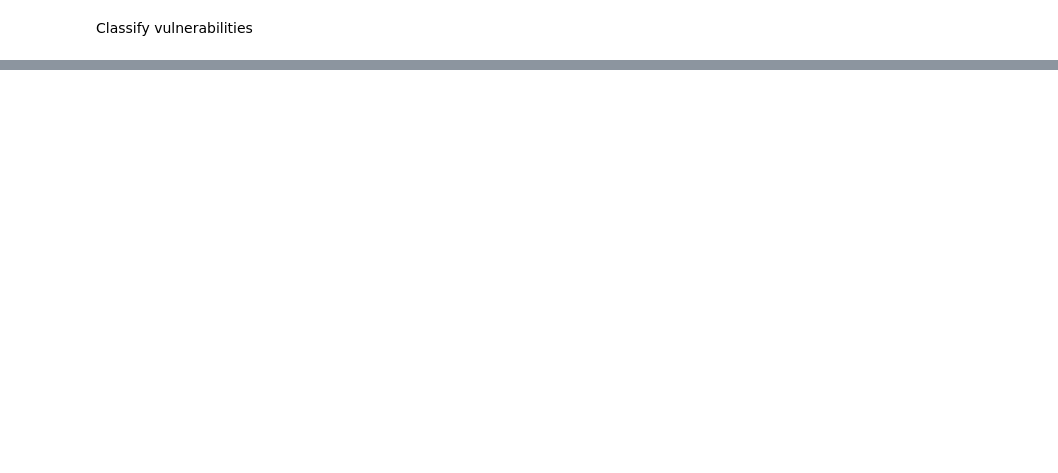
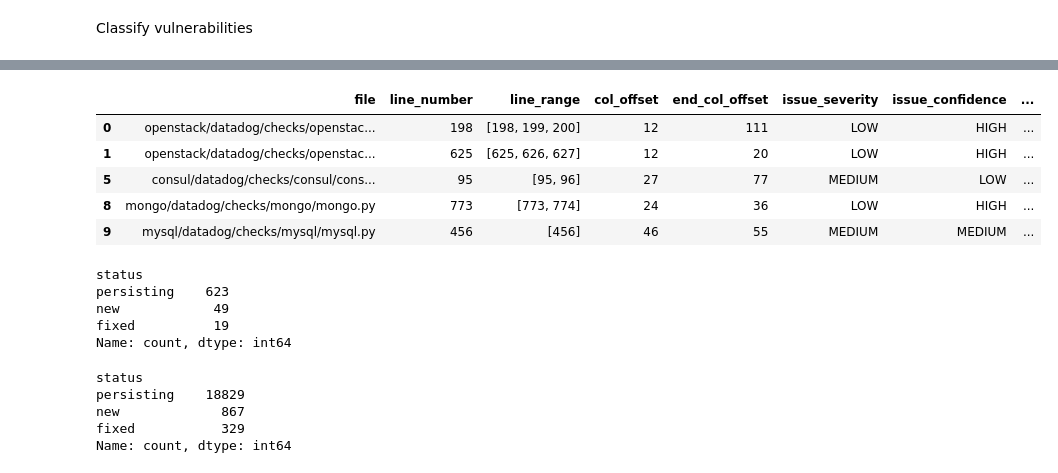
Before and after one commit to AmiraliSajadi/Secure-SWE-Bench, a Jupyter notebook: scripts/analysis.ipynb, the cells around one changed output, grey strips where cells are left out. Drawn from its saved outputs; the diff is of its cells as text; code cells hidden in the pictures; blank space fills up the shorter version.

```diff
--- a/scripts/analysis.ipynb
+++ b/scripts/analysis.ipynb
@@ -165,5 +177,12 @@ Bandit Patched Summary:
 # %% [markdown]
 Classify vulnerabilities
 # %%
-classify_vulnerabilities(cq_original, cq_patched, "CodeQL", file_col="file", commit_col="commit_link", vuln_col="rule_id", line_col=None)
-classify_vulnerabilities(b_original, b_patched, "Bandit", file_col="file", commit_col="commit_link", vuln_col="test_id", line_col="line_number")
+# Classify CodeQL vulnerabilities
+codeql_results = classify_vulnerabilities(
+    cq_original, cq_patched, file_col="file", commit_col="commit_id", vuln_col="rule_id"
+)
+
+# Classify Bandit vulnerabilities
+bandit_results = classify_vulnerabilities(
+    b_original, b_patched, file_col="file", commit_col="commit_id", vuln_col="test_id"
+)
@@ -187,0 +211,25 @@ Bandit Vulnerability Classification:
+# %%
+bandit_results.head()
+# %% [output]
+|  | file | line_number | line_range | col_offset | end_col_offset | issue_severity | issue_confidence | ... |
+| 0 | openstack/datadog/checks/openstac... | 198 | [198, 199, 200] | 12 | 111 | LOW | HIGH | ... |
+| 1 | openstack/datadog/checks/openstac... | 625 | [625, 626, 627] | 12 | 20 | LOW | HIGH | ... |
+| 5 | consul/datadog/checks/consul/cons... | 95 | [95, 96] | 27 | 77 | MEDIUM | LOW | ... |
+| 8 | mongo/datadog/checks/mongo/mongo.py | 773 | [773, 774] | 24 | 36 | LOW | HIGH | ... |
+| 9 | mysql/datadog/checks/mysql/mysql.py | 456 | [456] | 46 | 55 | MEDIUM | MEDIUM | ... |
+# %%
+codeql_results.value_counts("status")
+# %% [output]
+status
+persisting    623
+new            49
+fixed          19
+Name: count, dtype: int64
+# %%
+bandit_results.value_counts("status")
+# %% [output]
+status
+persisting    18829
+new             867
+fixed           329
+Name: count, dtype: int64
```
Also changed, not shown: parts of 17 cells of this notebook, 1 other file.
